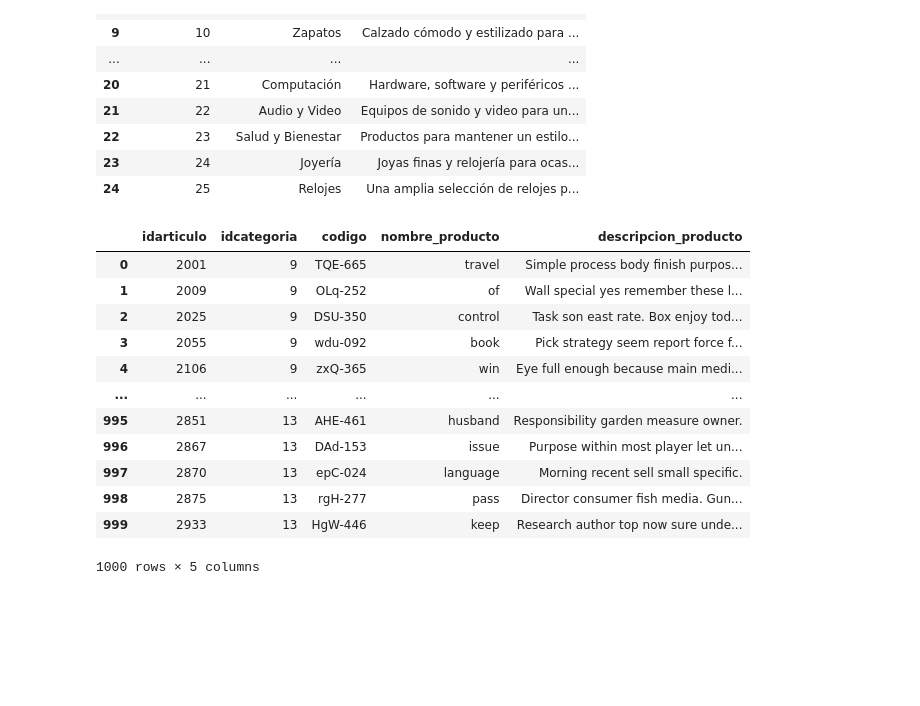
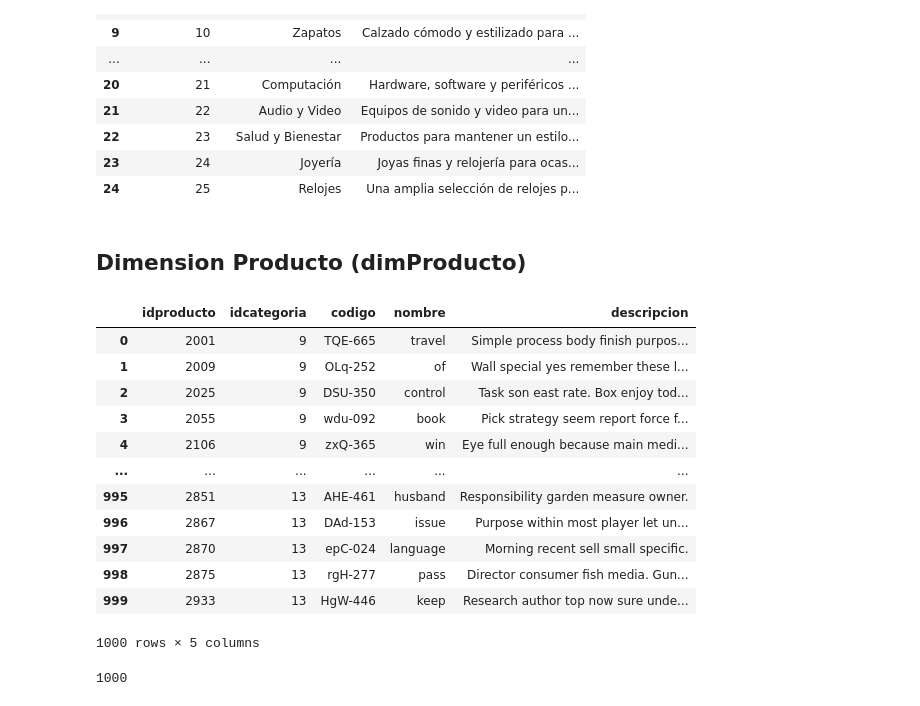
Before and after one commit to yosefmarr/python-final-project, a Jupyter notebook: etl.ipynb, the cells around one changed output. Saved outputs shown, nothing was run; the diff lists cells and outputs as text; code cells hidden in the pictures; blank space fills up the shorter version.

```diff
--- a/etl.ipynb
+++ b/etl.ipynb
@@ -136,20 +136,25 @@ dimCategorias
 | 24 | 25 | Relojes | Una amplia selección de relojes p... |
 # %%
 dimCategorias.to_sql('dimCategoria', etl_driver, index=False, if_exists='append')
+# %% [markdown]
+## Dimension Producto (dimProducto)
 # %%
 sql_query = 'SELECT * FROM articulo;'
 df_articulo = pd.read_sql(sql_query, tran_driver)
 df_articulo.head()
 
-df_articulo=df_articulo.rename(columns={'nombre':'nombre_producto', 'descripcion':'descripcion_producto', 'estado':'estado_producto'})
+df_articulo=df_articulo.rename(columns={ 'idarticulo':'idproducto','nombre':'nombre_producto', 'descripcion':'descripcion_producto', 'estado':'estado_producto'})
 
 dimProducto = df_articulo.merge( df_categorias ,on='idcategoria', how='inner')
 dimProducto
 
 dimProducto = dimProducto.drop(['imagen','descripcion', 'estado','precio_venta','stock','estado_producto','nombre'], axis=1,  inplace=False)
+
+dimProducto=dimProducto.rename(columns={'nombre_producto':'nombre', 'descripcion_producto':'descripcion'})
+
 dimProducto
 # %% [output]
-|  | idarticulo | idcategoria | codigo | nombre_producto | descripcion_producto |
+|  | idproducto | idcategoria | codigo | nombre | descripcion |
 | 0 | 2001 | 9 | TQE-665 | travel | Simple process body finish purpos... |
 | 1 | 2009 | 9 | OLq-252 | of | Wall special yes remember these l... |
 | 2 | 2025 | 9 | DSU-350 | control | Task son east rate. Box enjoy tod... |
@@ -163,4 +168,6 @@ dimProducto
 | 999 | 2933 | 13 | HgW-446 | keep | Research author top now sure unde... |
 1000 rows × 5 columns
 # %%
-#dimProducto.to_sql('dimProducto', etl_driver, index=False, if_exists='append')
+dimProducto.to_sql('dimProducto', etl_driver, index=False, if_exists='append')
+# %% [output]
+1000
```
Also changed, not shown: parts of 17 cells of this notebook.
